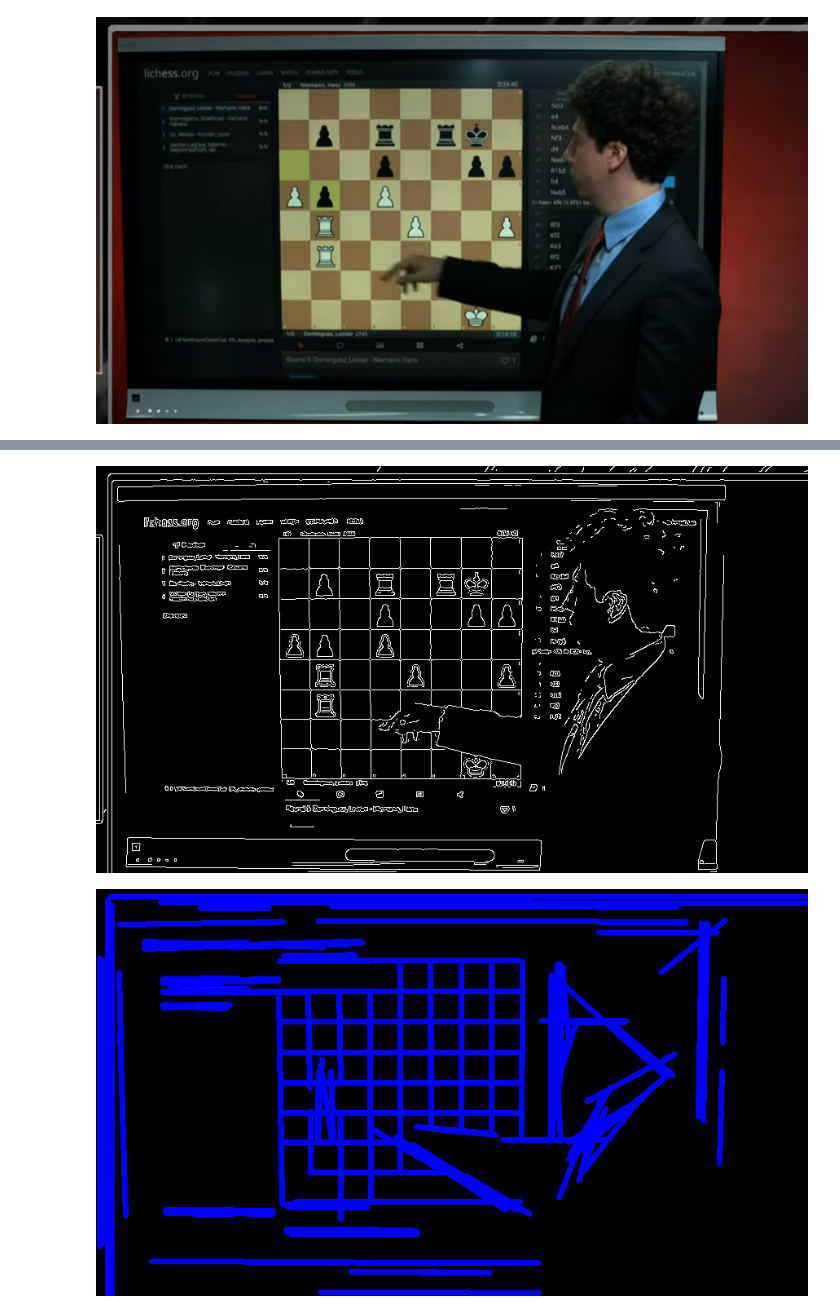
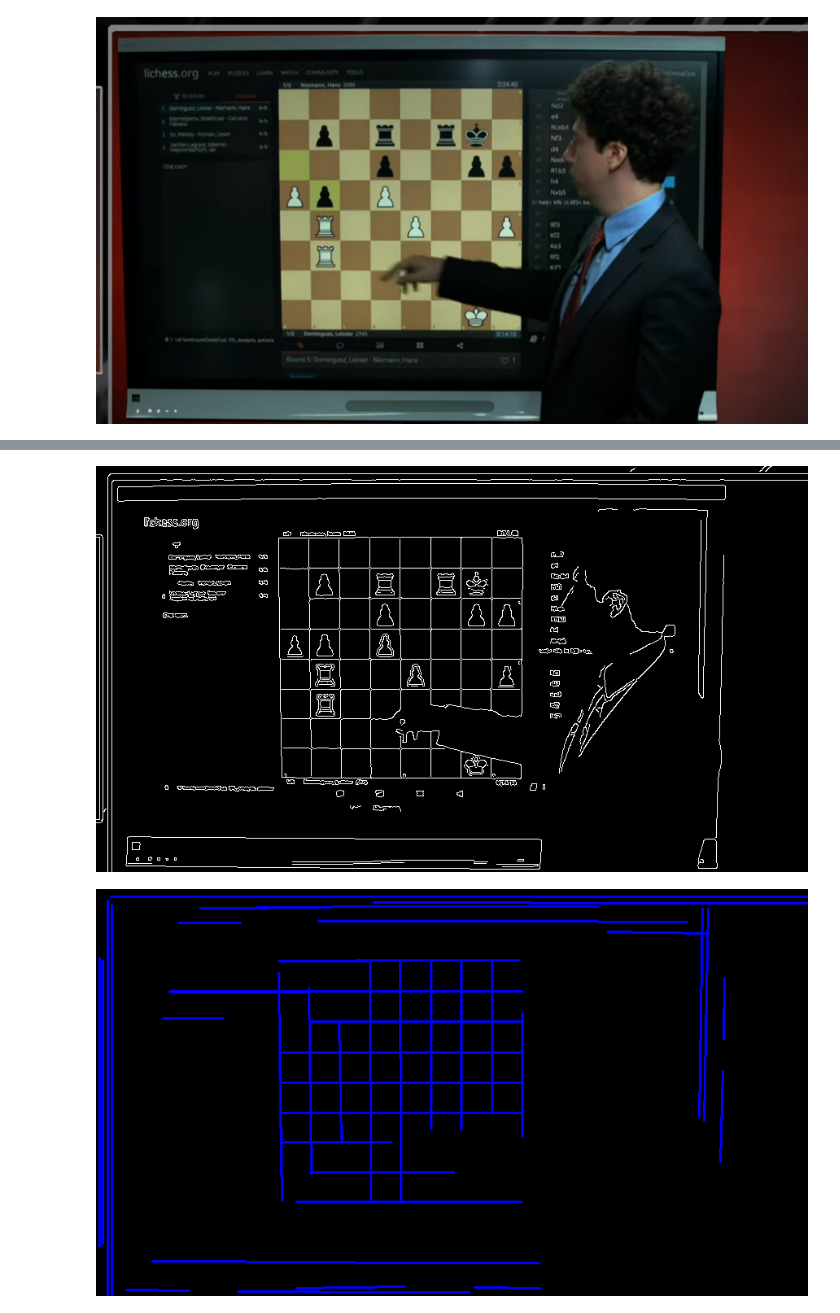
Before and after one commit to brian386/ScanChessOnline, a Jupyter notebook: chessboard_detection.ipynb, the cells around one changed output, grey strips where cells are left out. Cells and saved outputs as stored; diff of their text form; code cells hidden in the pictures.

Commit message:
add intersection segmentation

```diff
--- a/chessboard_detection.ipynb
+++ b/chessboard_detection.ipynb
@@ -25,37 +17,46 @@ cv2_imshow(blur_gray)
-# %%
-low_threshold = 70
-high_threshold = 80
-edges = cv2.Canny(blur_gray, low_threshold, high_threshold)
-cv2_imshow(edges)
-# %% [output]
-[figure, removed]
 # %%
-import numpy as np
+def edge_detect(img):
+  scale_percent = 500/img.shape[0]
+  img = cv2.resize(img, (int(img.shape[1] * scale_percent), int(img.shape[0] * scale_percent)))
+  img_gray = cv2.cvtColor(img, cv2.COLOR_BGR2GRAY)
+  low_threshold = 70
+  high_threshold = 180
+  edges = cv2.Canny(img_gray, low_threshold, high_threshold)
+  return edges
 
-rho = 1  # distance resolution in pixels of the Hough grid
-theta = np.pi / 180  # angular resolution in radians of the Hough grid
-threshold = 15  # minimum number of votes (intersections in Hough grid cell)
-min_line_length = 75  # minimum number of pixels making up a line
-max_line_gap = 25  # maximum gap in pixels between connectable line segments
-line_image = np.copy(img) * 0  # creating a blank to draw lines on
+def get_lines(img):
+  rho = 1  # distance resolution in pixels of the Hough grid
+  theta = np.pi / 180  # angular resolution in radians of the Hough grid
+  threshold = 100  # minimum number of votes (intersections in Hough grid cell)
+  min_line_length = 70  # minimum number of pixels making up a line
+  max_line_gap = 25  # maximum gap in pixels between connectable line segments
 
-# Run Hough on edge detected image
-# Output "lines" is an array containing endpoints of detected line segments
-lines = cv2.HoughLinesP(edges, rho, theta, threshold, np.array([]),
-                    min_line_length, max_line_gap)
+  # Run Hough on edge detected image
+  # Output "lines" is an array containing endpoints of detected line segments
+  lines = cv2.HoughLinesP(img, rho, theta, threshold, np.array([]),
+                      min_line_length, max_line_gap)
+  return lines
 
-line_id = [None] * len(lines)
-for i,line in enumerate(lines):
-  # print(line)
-  line_id[i] = line[0]
-  if len(line) > 0:
-    x1, y1, x2, y2 = line[0]
-    cv2.line(line_image,(x1,y1),(x2,y2),(255,0,0),5)
+def show_lines(img, lines):
+  line_image = np.copy(img) * 0  # creating a blank to draw lines on
+  for i,line in enumerate(lines):
+    # print(line)
+    line_id[i] = line[0]
+    if len(line) > 0:
+      x1, y1, x2, y2 = line[0]
+      cv2.line(line_image,(x1,y1),(x2,y2),(255,0,0),2)
+  cv2_imshow(line_image)
 
-# lines_edges = cv2.addWeighted(img, 0.8, line_image, 1, 0)
-cv2_imshow(line_image)
+img_edge = edge_detect(img)
+W = img_edge.shape[0]
+H = img_edge.shape[1]
+lines = get_lines(img_edge)
+line_id = [None] * len(lines) # REFACTOR THIS
+cv2_imshow(img_edge)
+show_lines(img, lines)
 # %% [output]
-[figure, old version]
+[figure, new version]
+[figure, added]
 # %%
 len(line_id)
 # %% [output]
```
Also changed, not shown: parts of 18 cells of this notebook, 1 other file.
